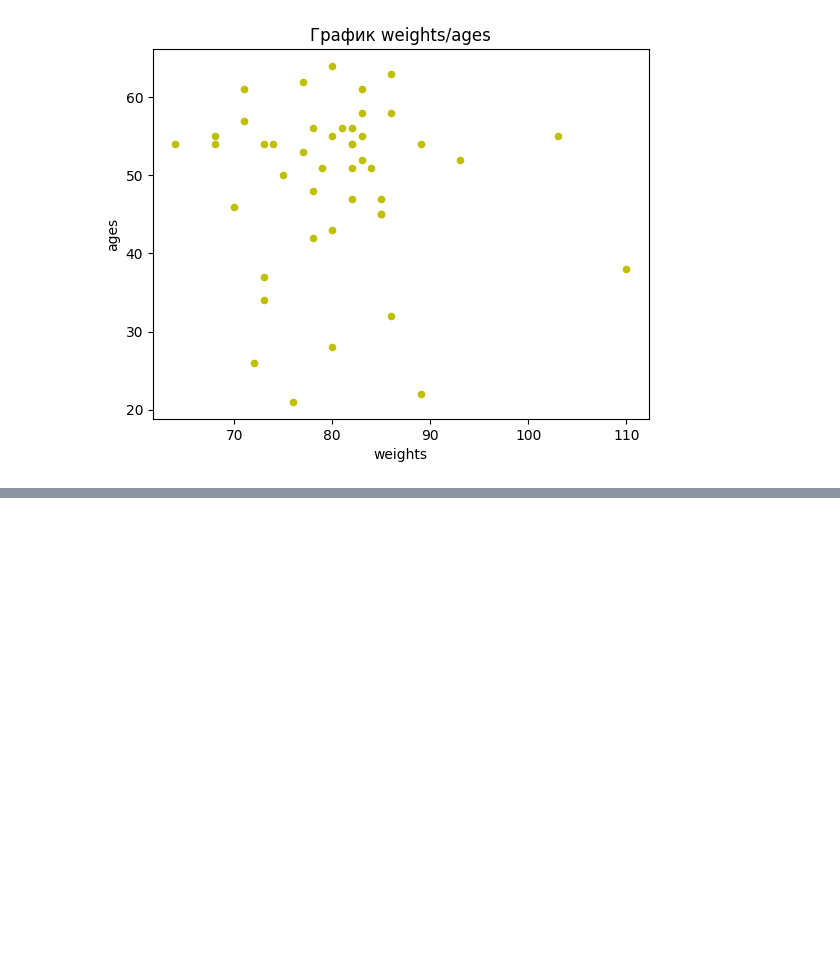
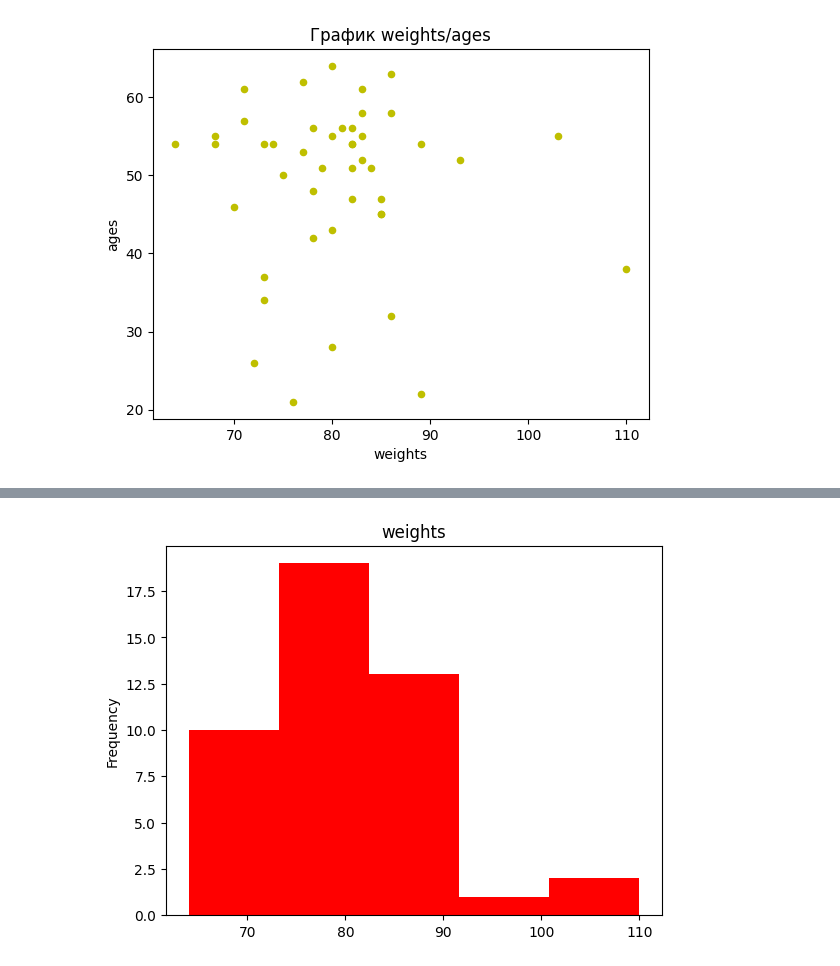
Before and after one commit to ConstantinePluss/Python, a Jupyter notebook: Chapter 3/Глава 3_1.ipynb, the cells around one changed output, grey strips where cells are left out. Drawn from its saved outputs; the diff is of its cells as text; code cells hidden in the pictures; blank space fills up the shorter version.

```diff
--- a/Chapter 3/Глава 3_1.ipynb
+++ b/Chapter 3/Глава 3_1.ipynb
@@ -126,0 +134,10 @@ plt.show()
+# %%
+df['weights'].plot(
+    kind = 'hist',
+    title = 'weights',
+    bins = 5,
+    color = 'r')
+
+plt.show()
+# %% [output]
+[figure, added]
```
Also changed, not shown: parts of 14 cells of this notebook.
